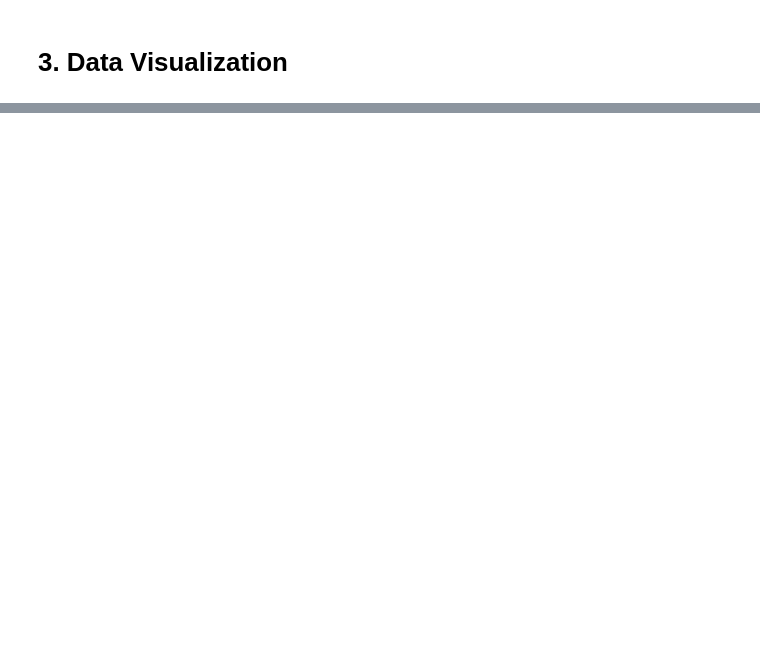
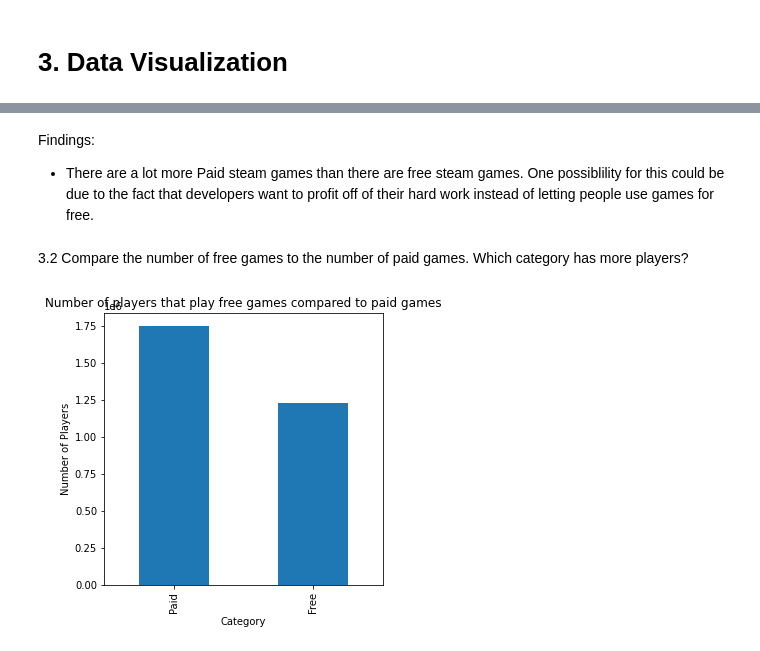
Before and after one commit to MarkoGlamocak/418courseproject, a Jupyter notebook: 418courseproject.ipynb, the cells around one changed output, grey strips where cells are left out. Cells and saved outputs as stored; diff of their text form; code cells hidden in the pictures; blank space fills up the shorter version.

```diff
--- a/418courseproject.ipynb
+++ b/418courseproject.ipynb
@@ -127,0 +171,24 @@ df.head(30)
+# %% [markdown]
+Findings:
+- There are a lot more Paid steam games than there are free steam games. One possiblility for this could be due to the fact that developers want to profit off of their hard work instead of letting people use games for free.
+# %% [markdown]
+3.2 Compare the number of free games to the number of paid games. Which category has more players?
+# %%
+# Group by freetoplay and only look at the averageplayercount column
+free_and_paid = df.groupby('freetoplay').sum()
+free_and_paid = free_and_paid['averageplayercount']
+
+# Plot
+plt.subplots(figsize=(5, 5))
+
+free_and_paid.plot.bar()
+
+plt.ylabel('Number of Players')
+plt.xlabel('Category')
+x = ['Paid', 'Free']
+default_x_ticks = range(len(x))
+plt.xticks(default_x_ticks, x)
+plt.title('Number of players that play free games compared to paid games')
+plt.show()
+# %% [output]
+[figure, added]
```
Also changed, not shown: parts of 7 cells of this notebook.
